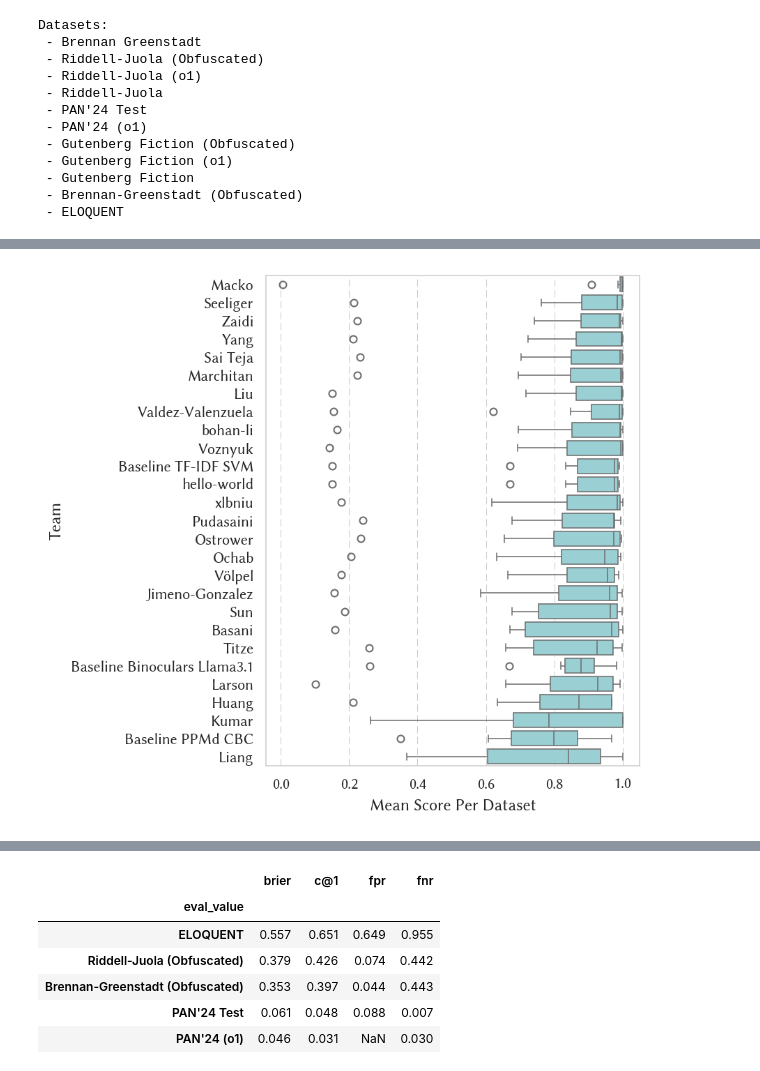
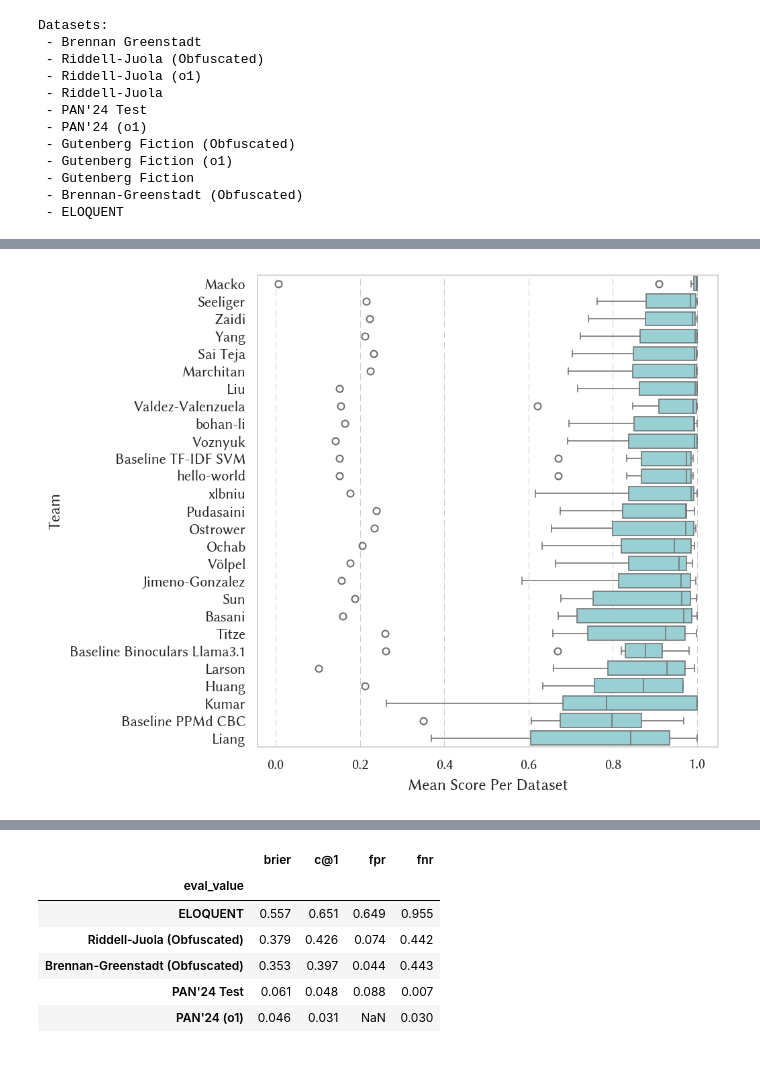
Before and after one commit to pan-webis-de/pan25-generative-ai-authorship-verification, a Jupyter notebook: notebooks/task_eval.ipynb, the cells around one changed output, grey strips where cells are left out. Drawn from its saved outputs; the diff is of its cells as text; code cells hidden in the pictures.

Commit message:
Update plot sizes

```diff
--- a/notebooks/task_eval.ipynb
+++ b/notebooks/task_eval.ipynb
@@ -257,13 +259,13 @@ pan_leaderboard_source.round(3)
 | Baseline PPMd CBC | baseline-ppmd | 0.636 | 0.795 | 0.735 | 0.763 | 0.771 | 0.758 | 0.784 | 0.129 | 0.332 | ... |
 | Liang | chromatic-fruit | 0.718 | 0.739 | 0.739 | 0.726 | 0.781 | 0.753 | 0.173 | 0.308 | 0.451 | ... |
 # %%
-plt.figure(figsize=(6, 5.5))
+plt.figure(figsize=(7, 5.5))
 sns.boxplot(df_run_eval.query('eval_field == "source"'), x='mean', y='team', linewidth=.75, order=pan_leaderboard_source.index.get_level_values('team'))
 plt.xlabel('Mean Score Per Dataset')
 plt.ylabel('Team')
 plt.tight_layout()
 plt.savefig(OUT_DIR / 'pan_leaderboard_source.pdf')
 plt.show()
 # %% [output]
-[figure, old version]
+[figure, new version]
 # %%
```
Also changed, not shown: parts of 11 cells of this notebook.
